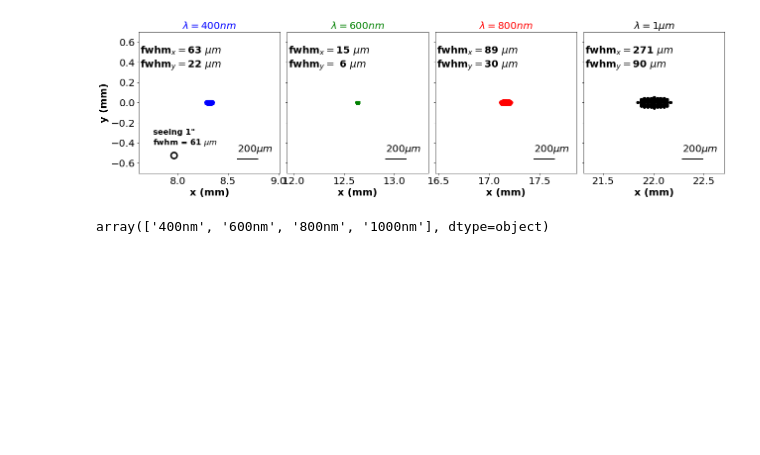
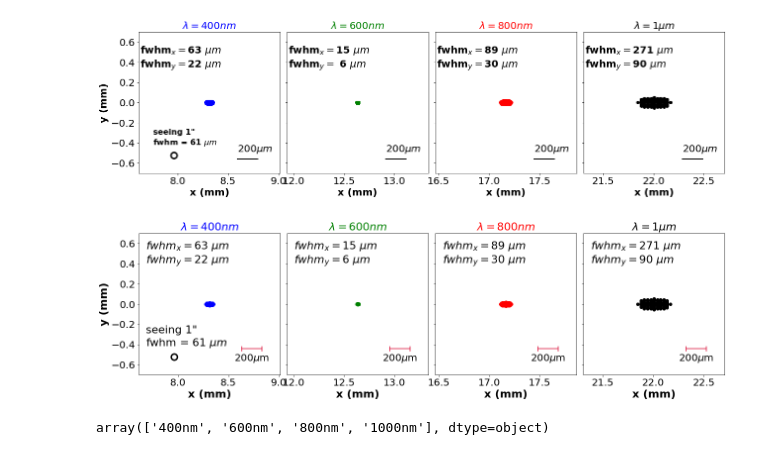
Before and after one commit to sylvielsstfr/OpticSimWthB4, a Jupyter notebook: DrawPSF/notebooks/DrawPSF_v3.ipynb, the cells around one changed output. Saved outputs shown, nothing was run; the diff lists cells and outputs as text; code cells hidden in the pictures; blank space fills up the shorter version.

```diff
--- a/DrawPSF/notebooks/DrawPSF_v3.ipynb
+++ b/DrawPSF/notebooks/DrawPSF_v3.ipynb
@@ -838,6 +867,16 @@ def Showstat3(x,y,w,fwx,fwy,ax):
     stat_str_y="fwhm$_y=${:2.0f} $\\mu m$".format(fwy*1000)
     ax.text(xmin+xscale*.01, ymin+yscale*0.85, stat_str_x,fontsize=20, fontweight='bold')
     ax.text(xmin+xscale*.01, ymin+yscale*0.75, stat_str_y,fontsize=20, fontweight='bold')
+# %%
+def GetStatStr(fwx,fwy):
+    stat_str_x="fwhm$_x=${:2.0f} $\\mu m$".format(fwx*1000)
+    stat_str_y="fwhm$_y=${:2.0f} $\\mu m$".format(fwy*1000)
+    fwhm_str="fwhm$_x=${:2.0f} $\\mu m$   \\  fwhm$_y=${:2.0f} $\\mu m$ ".format(fwx*1000,fwy*1000)
+
+    textstr = '\n'.join((
+    r'$fwhm_x=%.0f~\mu m$' % (fwx*1000, ),
+    r'$fwhm_y=%.0f~\mu m$' % (fwy*1000, )))
+    return textstr
 # %%
 wdt=1.40  # width 1.4 mm to cope with total width for Ronchi  400 of 1.4 mm
 scalelabel="140 $\mu$m"
@@ -1054,6 +1093,84 @@ plt.subplots_adjust(wspace=0.05)
 plt.savefig(figname3)
 # %% [output]
 [figure]
+# %%
+seeing_str='\n'.join((
+    r'{}'.format(seeing_str1),
+    r'{}'.format(seeing_str2)))
+# %%
+f, ((ax1, ax2, ax3, ax4)) = plt.subplots(1, 4,figsize=(18,6),sharey=True)
+#-----
+ax1.plot(x1, y1,'bo')
+ob = AnchoredHScaleBar(size=0.2, label="200$\mu$m", loc=4, frameon=False,pad=0.6,sep=4, linekw=dict(color="crimson"),textkw=dict(color="black",fontsize=20))
+ax1.add_artist(ob)
+stat_str=GetStatStr(fwhmx1,fwhmy1)
+#props = dict(boxstyle='round', facecolor='white', alpha=0.5)
+props = dict(boxstyle='round',edgecolor="w",facecolor="w", alpha=0.5)
+# place a text box in upper left in axes coords
+ax1.text(0.05, 0.95, stat_str, transform=ax1.transAxes, fontsize=22,fontweight='bold',verticalalignment='top', bbox=props)
+ax1.text(0.05, 0.35, seeing_str, transform=ax1.transAxes, fontsize=22,verticalalignment='top', bbox=props)
+circle1 = Circle((x1av-wdt/4, y1av-wdt/2*3/4), seeing_radius, linewidth=3,edgecolor='black', facecolor=(0, 0, 0, .0125))
+ax1.add_artist(circle1)
+ax1.set_xlim(x1av-wdt/2,x1av+wdt/2)
+ax1.set_ylim(y1av-wdt/2,y1av+wdt/2)
+ax1.set_title('$\lambda=400 nm$',fontweight='bold',color="b",fontsize=22)
+ax1.set_xlabel('x (mm)',fontweight='bold',fontsize=22)
+ax1.set_ylabel('y (mm)',fontweight='bold',fontsize=22)
+ax1.set_aspect('equal')
+#ax1.grid()
+#----
+ax2.plot(x2, y2,'go')
+ob = AnchoredHScaleBar(size=0.2, label="200$\mu$m", loc=4, frameon=False,pad=0.6,sep=4, linekw=dict(color="crimson"),textkw=dict(color="black",fontsize=20))
+ax2.add_artist(ob)
+stat_str=GetStatStr(fwhmx2,fwhmy2)
+props = dict(boxstyle='round',edgecolor="w",facecolor="w", alpha=0.5)
+# place a text box in upper left in axes coords
+ax2.text(0.05, 0.95, stat_str, transform=ax2.transAxes, fontsize=22,fontweight='bold',verticalalignment='top', bbox=props)
+
+ax2.set_xlim(x2av-wdt/2,x2av+wdt/2)
+ax2.set_ylim(y2av-wdt/2,y2av+wdt/2)
+ax2.set_xlabel('x (mm)',fontweight='bold',fontsize=22)
+ax2.set_aspect('equal')
+ax2.set_title('$\lambda=600 nm$',fontweight='bold',color="g",fontsize=22)
+#--------
+ax3.plot(x3, y3,'ro')
+ob = AnchoredHScaleBar(size=0.2, label="200$\mu$m", loc=4, frameon=False,pad=0.6,sep=4, linekw=dict(color="crimson"),textkw=dict(color="black",fontsize=20))
+ax3.add_artist(ob)
+stat_str=GetStatStr(fwhmx3,fwhmy3)
+props = dict(boxstyle='round',edgecolor="w",facecolor="w", alpha=0.5)
+# place a text box in upper left in axes coords
+ax3.text(0.05, 0.95, stat_str, transform=ax3.transAxes, fontsize=22,fontweight='bold',verticalalignment='top', bbox=props)
+
+ax3.set_xlim(x3av-wdt/2,x3av+wdt/2)
+ax3.set_ylim(y3av-wdt/2,y3av+wdt/2)
+ax3.set_xlabel('x (mm)',fontweight='bold',fontsize=22)
+#ax3.set_ylabel('y (mm)',fontweight='bold')
+#ax3.grid()
+ax3.set_aspect('equal')
+ax3.set_title('$\lambda=800 nm$',fontweight='bold',color="r",fontsize=22)
+#-----
+ax4.plot(x4, y4,'ko')
+ob = AnchoredHScaleBar(size=0.2, label="200$\mu$m", loc=4, frameon=False,pad=0.6,sep=4, linekw=dict(color="crimson"),textkw=dict(color="black",fontsize=20))
+ax4.add_artist(ob)
+stat_str=GetStatStr(fwhmx4,fwhmy4)
+props = dict(boxstyle='round',edgecolor="w",facecolor="w", alpha=0.5)
+# place a text box in upper left in axes coords
+ax4.text(0.05, 0.95, stat_str, transform=ax4.transAxes, fontsize=22,fontweight='bold',verticalalignment='top', bbox=props)
+ax4.set_xlim(x4av-wdt/2,x4av+wdt/2)
+ax4.set_ylim(y4av-wdt/2,y4av+wdt/2)
+ax4.set_xlabel('x (mm)',fontweight='bold',fontsize=22)
+ax4.set_aspect('equal')
+#ax4.set_ylabel('y (mm)',fontweight='bold')
+#ax4.grid()
+ax4.set_title('$\lambda=1\mu m$',fontweight='bold',color="k",fontsize=22)
+#plt.suptitle(fulltitle2,fontsize=16,fontweight='bold',y=1.02)
+
+
+plt.tight_layout()
+plt.subplots_adjust(wspace=0.05)
+plt.savefig(figname3)
+# %% [output]
+[figure, added]
 # %%
 df_out.index.values
 # %% [output]
```
Also changed, not shown: parts of 6 cells of this notebook, 3 other files.
